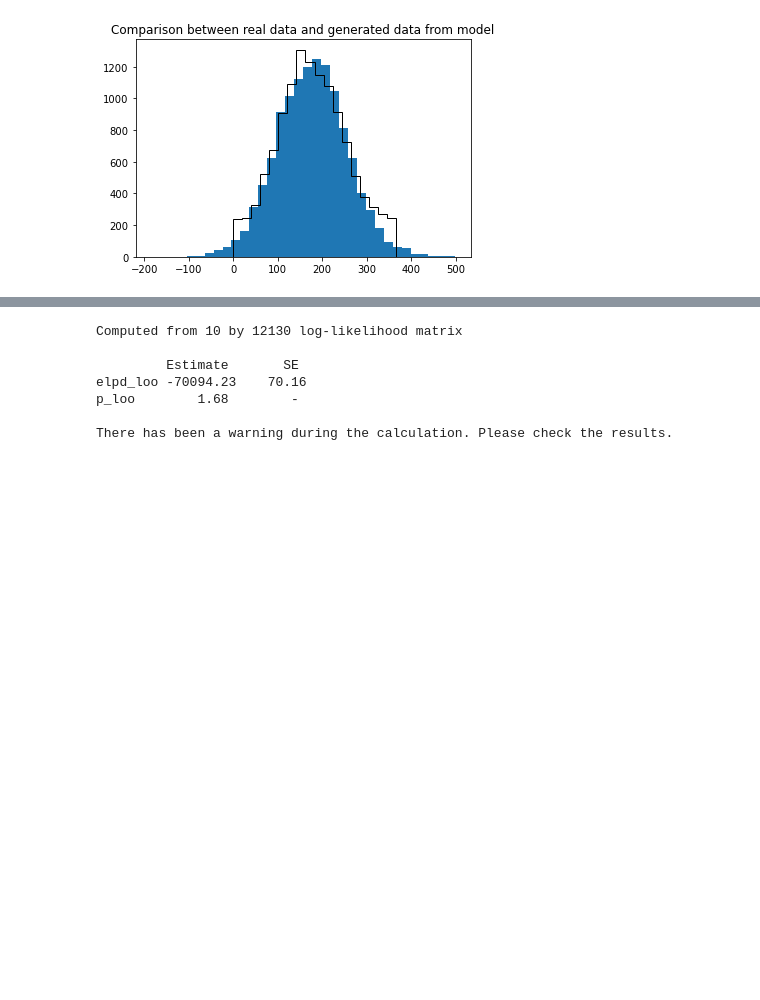
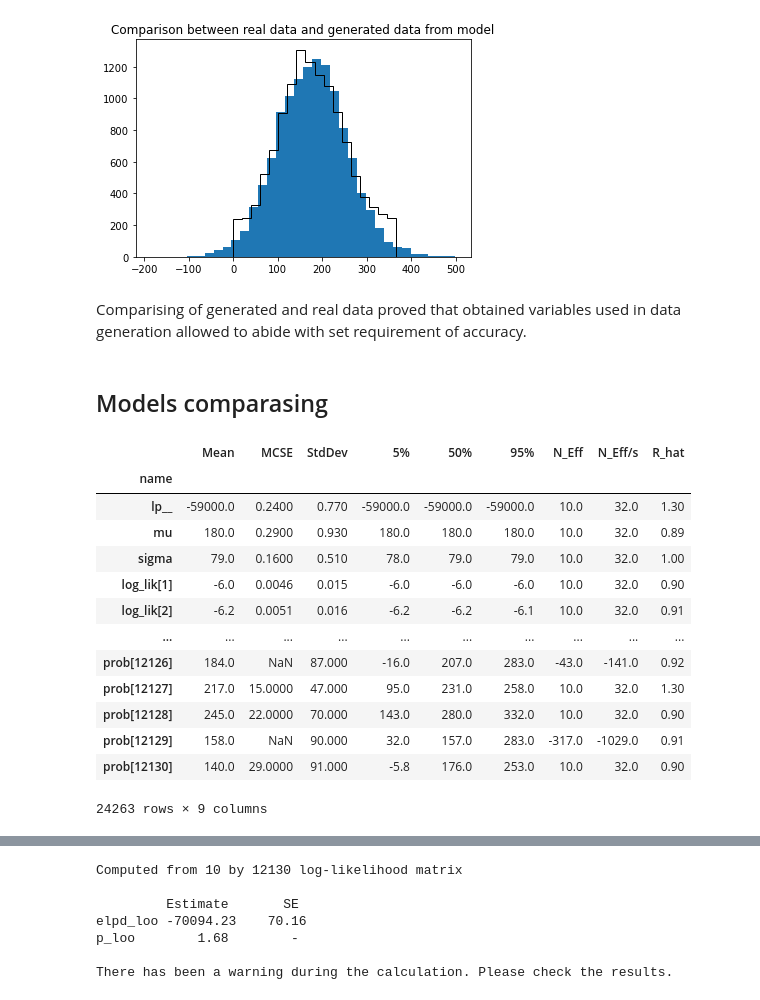
Before and after one commit to mck1303/DA_Project, a Jupyter notebook: DA.ipynb, the cells around one changed output, grey strips where cells are left out. Saved outputs shown, nothing was run; the diff lists cells and outputs as text; code cells hidden in the pictures; blank space fills up the shorter version.

```diff
--- a/DA.ipynb
+++ b/DA.ipynb
@@ -297,3 +363,24 @@ plt.title("Comparison between real data and generated data from model")
 # %% [output]
 Text(0.5, 1.0, 'Comparison between real data and generated data from model')
 [figure]
+# %% [markdown]
+Comparising of generated and real data proved that obtained variables used in data generation allowed to abide with set requirement of accuracy.
+# %% [markdown]
+## Models comparasing
+# %%
+m2.summary()
+# %% [output]
+|  | Mean | MCSE | StdDev | 5% | 50% | 95% | N_Eff | N_Eff/s | R_hat |
+| name |  |  |  |  |  |  |  |  |  |
+| lp__ | -59000.0 | 0.2400 | 0.770 | -59000.0 | -59000.0 | -59000.0 | 10.0 | 32.0 | 1.30 |
+| mu | 180.0 | 0.2900 | 0.930 | 180.0 | 180.0 | 180.0 | 10.0 | 32.0 | 0.89 |
+| sigma | 79.0 | 0.1600 | 0.510 | 78.0 | 79.0 | 79.0 | 10.0 | 32.0 | 1.00 |
+| log_lik[1] | -6.0 | 0.0046 | 0.015 | -6.0 | -6.0 | -6.0 | 10.0 | 32.0 | 0.90 |
+| log_lik[2] | -6.2 | 0.0051 | 0.016 | -6.2 | -6.2 | -6.1 | 10.0 | 32.0 | 0.91 |
+| ... | ... | ... | ... | ... | ... | ... | ... | ... | ... |
+| prob[12126] | 184.0 | NaN | 87.000 | -16.0 | 207.0 | 283.0 | -43.0 | -141.0 | 0.92 |
+| prob[12127] | 217.0 | 15.0000 | 47.000 | 95.0 | 231.0 | 258.0 | 10.0 | 32.0 | 1.30 |
+| prob[12128] | 245.0 | 22.0000 | 70.000 | 143.0 | 280.0 | 332.0 | 10.0 | 32.0 | 0.90 |
+| prob[12129] | 158.0 | NaN | 90.000 | 32.0 | 157.0 | 283.0 | -317.0 | -1029.0 | 0.91 |
+| prob[12130] | 140.0 | 29.0000 | 91.000 | -5.8 | 176.0 | 253.0 | 10.0 | 32.0 | 0.90 |
+24263 rows × 9 columns
```
Also changed, not shown: parts of 34 cells of this notebook.
